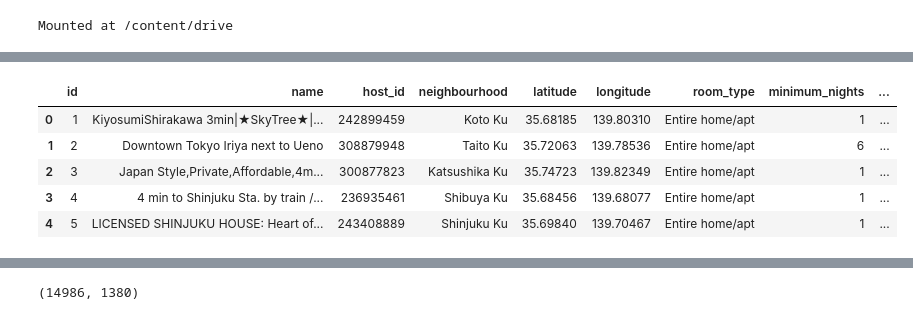
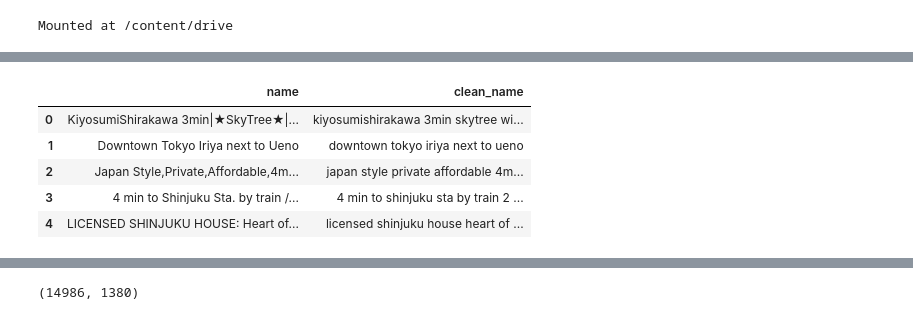
Before and after one commit to Shohei-Kinoshita/prob-space-accommodation-charge-prediction, a Jupyter notebook: notebooks/feature_enginnering_name.ipynb, the cells around one changed output, grey strips where cells are left out. Cells and saved outputs as stored; diff of their text form; code cells hidden in the pictures.

```diff
--- a/notebooks/feature_enginnering_name.ipynb
+++ b/notebooks/feature_enginnering_name.ipynb
@@ -88,9 +88,12 @@ df_test = pd.read_csv('input/test_data.csv', parse_dates=[COL_LAST_REVIEW], dtyp
+# %%
+df_all_name[COL_CLEAN_NAME] = df_all_name[COL_NAME].str.lower()
+df_all_name[COL_CLEAN_NAME] = df_all_name[COL_CLEAN_NAME].apply(pr.remove_symbol)
 # %%
-df_train.head()
+df_all_name.head()
 # %% [output]
-|  | id | name | host_id | neighbourhood | latitude | longitude | room_type | minimum_nights | ... |
-| 0 | 1 | KiyosumiShirakawa 3min|★SkyTree★|... | 242899459 | Koto Ku | 35.68185 | 139.80310 | Entire home/apt | 1 | ... |
-| 1 | 2 | Downtown Tokyo Iriya next to Ueno | 308879948 | Taito Ku | 35.72063 | 139.78536 | Entire home/apt | 6 | ... |
-| 2 | 3 | Japan Style,Private,Affordable,4m... | 300877823 | Katsushika Ku | 35.74723 | 139.82349 | Entire home/apt | 1 | ... |
-| 3 | 4 | 4 min to Shinjuku Sta. by train /... | 236935461 | Shibuya Ku | 35.68456 | 139.68077 | Entire home/apt | 1 | ... |
-| 4 | 5 | LICENSED SHINJUKU HOUSE: Heart of... | 243408889 | Shinjuku Ku | 35.69840 | 139.70467 | Entire home/apt | 1 | ... |
+|  | name | clean_name |
+| 0 | KiyosumiShirakawa 3min|★SkyTree★|... | kiyosumishirakawa 3min skytree wi... |
+| 1 | Downtown Tokyo Iriya next to Ueno | downtown tokyo iriya next to ueno |
+| 2 | Japan Style,Private,Affordable,4m... | japan style private affordable 4m... |
+| 3 | 4 min to Shinjuku Sta. by train /... | 4 min to shinjuku sta by train 2 ... |
+| 4 | LICENSED SHINJUKU HOUSE: Heart of... | licensed shinjuku house heart of ... |
```
Also changed, not shown: parts of 20 cells of this notebook.
